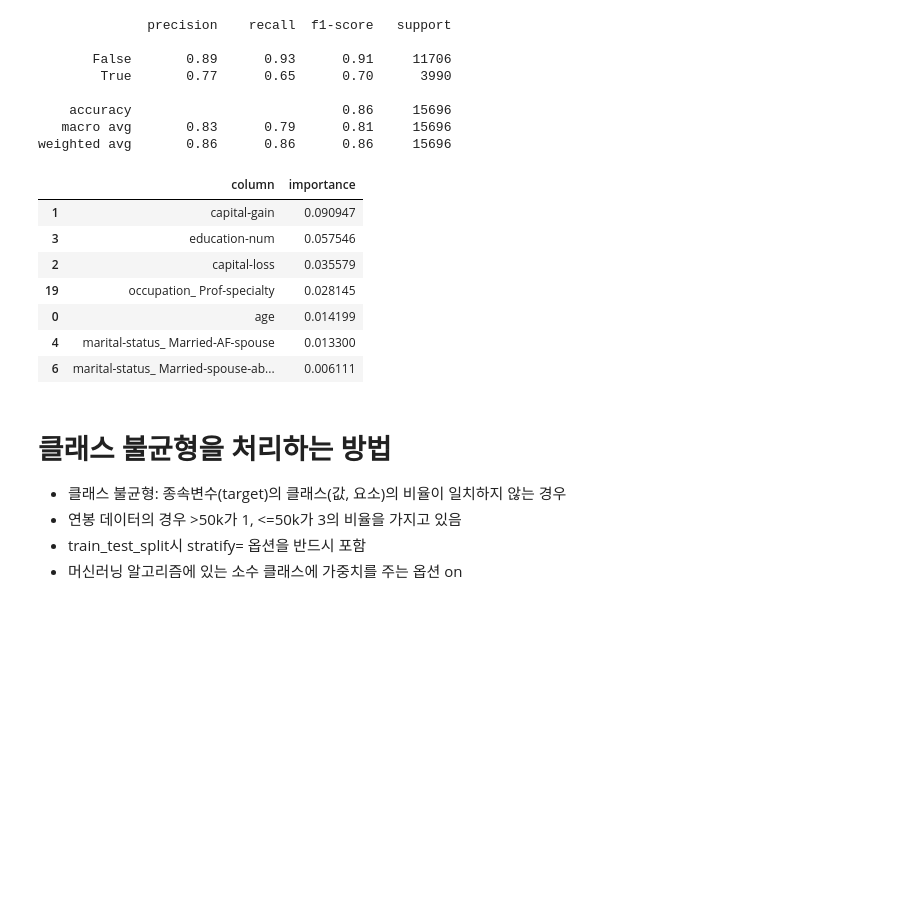
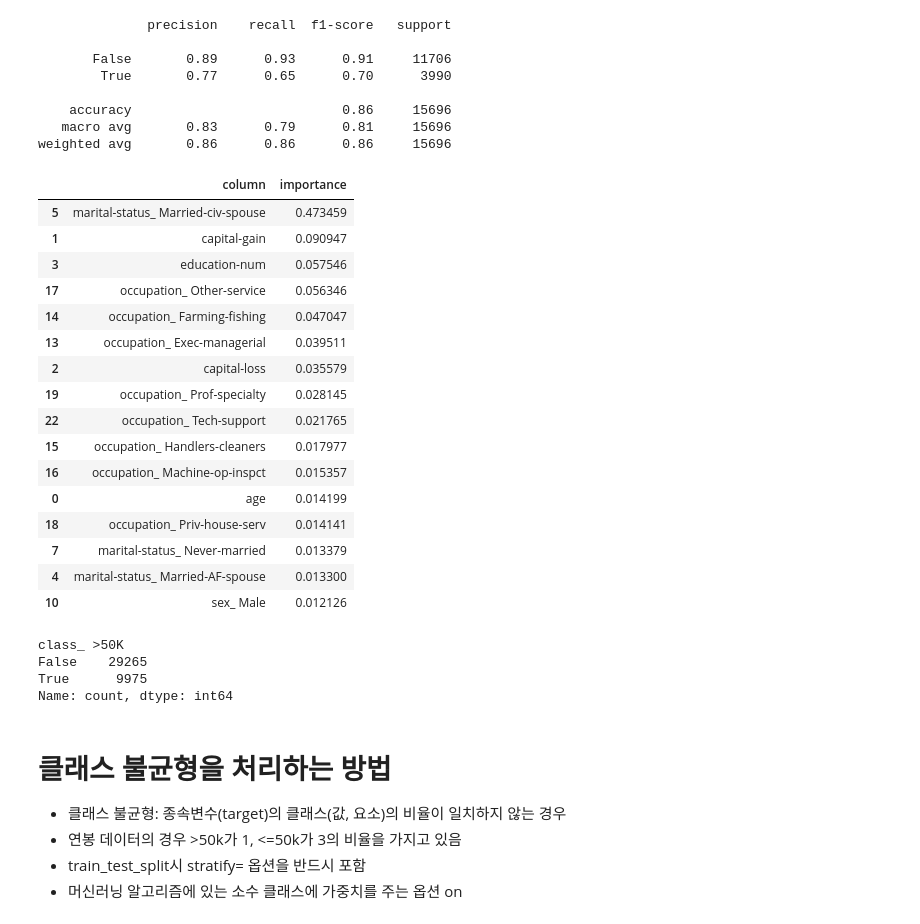
Before and after one commit to eunso03/fintech, a Jupyter notebook: 05machine_learning/10지도학습_분류분석_컬럼선택법_클래스불균형_모델성능향상시키기.ipynb, the cells around one changed output. Cells and saved outputs as stored; diff of their text form; code cells hidden in the pictures; blank space fills up the shorter version.

```diff
--- a/05machine_learning/10지도학습_분류분석_컬럼선택법_클래스불균형_모델성능향상시키기.ipynb
+++ b/05machine_learning/10지도학습_분류분석_컬럼선택법_클래스불균형_모델성능향상시키기.ipynb
@@ -345,18 +374,34 @@ weighted avg       0.86      0.86      0.86     15696
 # %%
 importance3 = pd.DataFrame(xgb.feature_importances_, columns=['importance'])
 column3 = pd.DataFrame(xgb.feature_names_in_, columns=['column'])
 importance3 = pd.concat([column3, importance3], axis=1)
-importance3 = importance3[rfc_importance['importance'] > 0.01].sort_values(by='importance', ascending=False)
+importance3 = importance3[importance3['importance'] > 0.01].sort_values(by='importance', ascending=False)
 importance3
 # %% [output]
 |  | column | importance |
+| 5 | marital-status_ Married-civ-spouse | 0.473459 |
 | 1 | capital-gain | 0.090947 |
 | 3 | education-num | 0.057546 |
+| 17 | occupation_ Other-service | 0.056346 |
+| 14 | occupation_ Farming-fishing | 0.047047 |
+| 13 | occupation_ Exec-managerial | 0.039511 |
 | 2 | capital-loss | 0.035579 |
 | 19 | occupation_ Prof-specialty | 0.028145 |
+| 22 | occupation_ Tech-support | 0.021765 |
+| 15 | occupation_ Handlers-cleaners | 0.017977 |
+| 16 | occupation_ Machine-op-inspct | 0.015357 |
 | 0 | age | 0.014199 |
+| 18 | occupation_ Priv-house-serv | 0.014141 |
+| 7 | marital-status_ Never-married | 0.013379 |
 | 4 | marital-status_ Married-AF-spouse | 0.013300 |
-| 6 | marital-status_ Married-spouse-ab... | 0.006111 |
+| 10 | sex_ Male | 0.012126 |
+# %%
+y.value_counts()
+# %% [output]
+class_ >50K
+False    29265
+True      9975
+Name: count, dtype: int64
 # %% [markdown]
 # 클래스 불균형을 처리하는 방법
 * 클래스 불균형: 종속변수(target)의 클래스(값, 요소)의 비율이 일치하지 않는 경우
```
Also changed, not shown: parts of 38 cells of this notebook.
